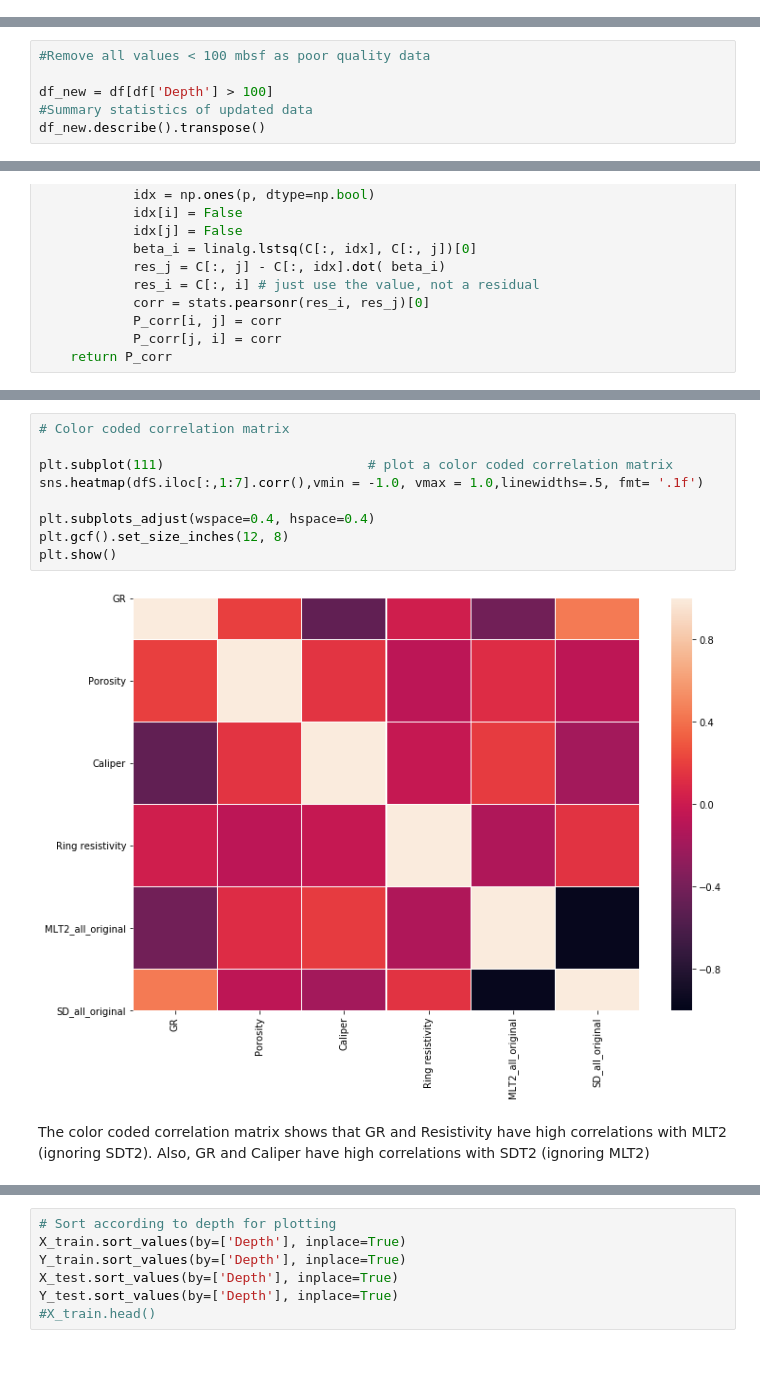
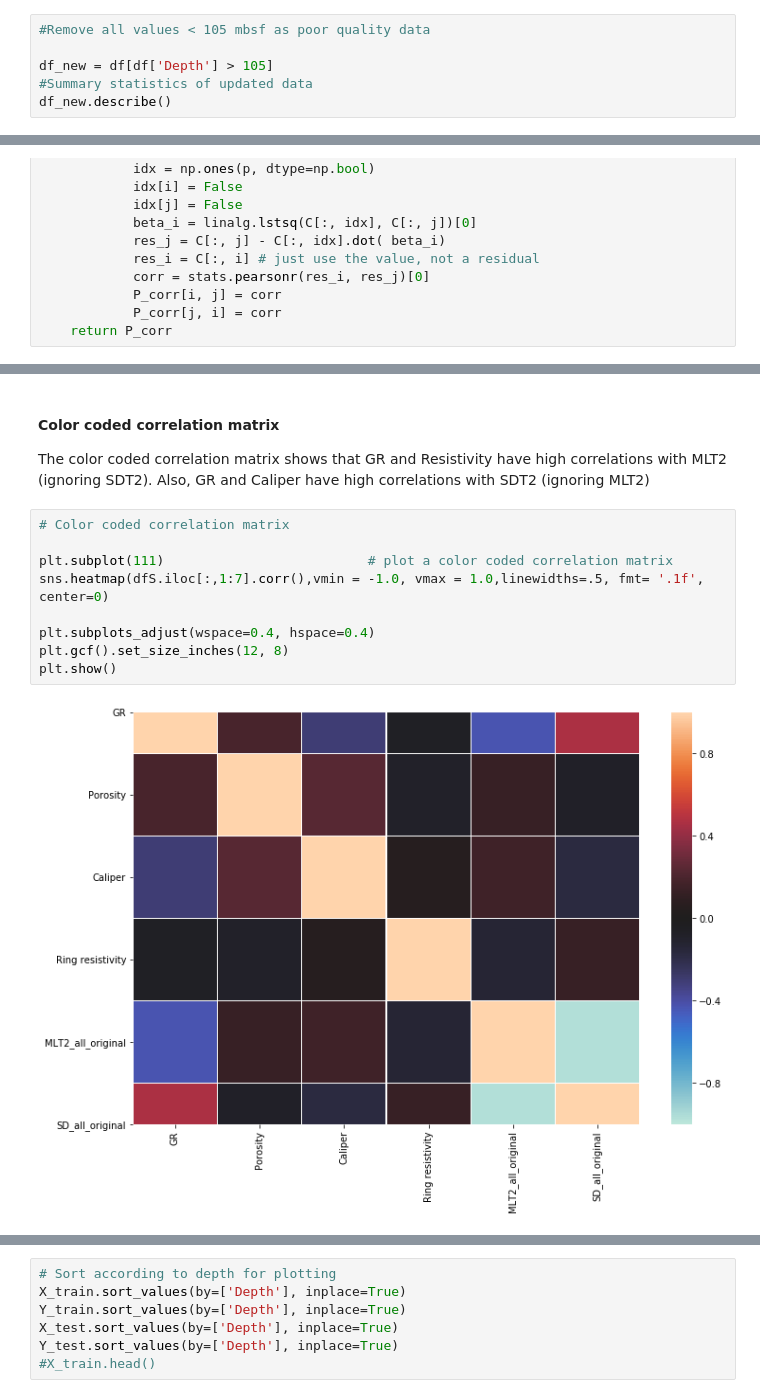
Before and after one commit to abhishekdbihani/synthetic_well-log_polynomial_regression, a Jupyter notebook: KC151 - PGE383 v1.ipynb, the cells around one changed output, grey strips where cells are left out. Drawn from its saved outputs; the diff is of its cells as text; blank space fills up the shorter version.

```diff
--- a/KC151 - PGE383 v1.ipynb
+++ b/KC151 - PGE383 v1.ipynb
@@ -75,0 +223,6 @@ df.describe().transpose()
+# %%
+#Remove all values < 105 mbsf as poor quality data
+
+df_new = df[df['Depth'] > 105]
+#Summary statistics of updated data
+df_new.describe()
@@ -188,6 +275,0 @@ From the abnormally large caliper at depths <100 mbsf we can infer that data is
-# %%
-#Remove all values < 100 mbsf as poor quality data
-
-df_new = df[df['Depth'] > 100]
-#Summary statistics of updated data
-df_new.describe().transpose()
@@ -539,13 +651,15 @@ semipartial_correlation2 = semipartial_correlation[:,5][:4] # extract a single r
+# %% [markdown]
+#### Color coded correlation matrix
+
+The color coded correlation matrix shows that GR and Resistivity have high correlations with MLT2 (ignoring SDT2). Also, GR and Caliper have high correlations with SDT2 (ignoring MLT2)
 # %%
 # Color coded correlation matrix
 
 plt.subplot(111)                          # plot a color coded correlation matrix
-sns.heatmap(dfS.iloc[:,1:7].corr(),vmin = -1.0, vmax = 1.0,linewidths=.5, fmt= '.1f')
+sns.heatmap(dfS.iloc[:,1:7].corr(),vmin = -1.0, vmax = 1.0,linewidths=.5, fmt= '.1f', center=0)
 
 plt.subplots_adjust(wspace=0.4, hspace=0.4)
 plt.gcf().set_size_inches(12, 8)
 plt.show()
 # %% [output]
-[figure, old version]
+[figure, new version]
-# %% [markdown]
-The color coded correlation matrix shows that GR and Resistivity have high correlations with MLT2 (ignoring SDT2). Also, GR and Caliper have high correlations with SDT2 (ignoring MLT2)
```
Also changed, not shown: parts of 91 cells of this notebook.
